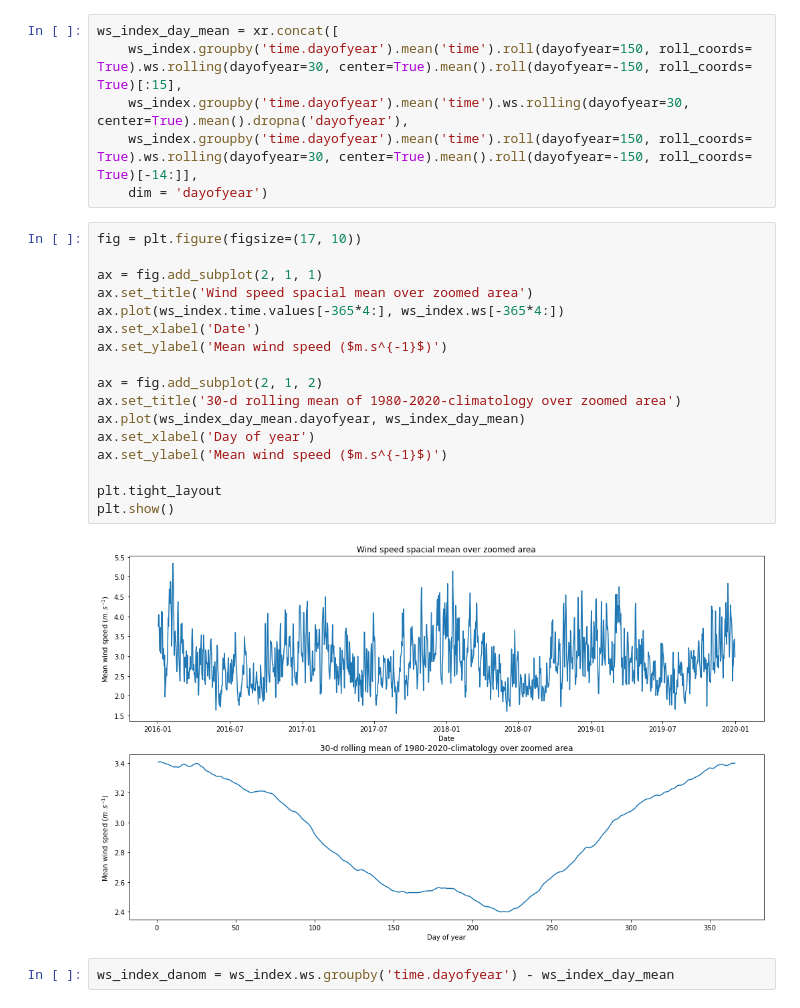
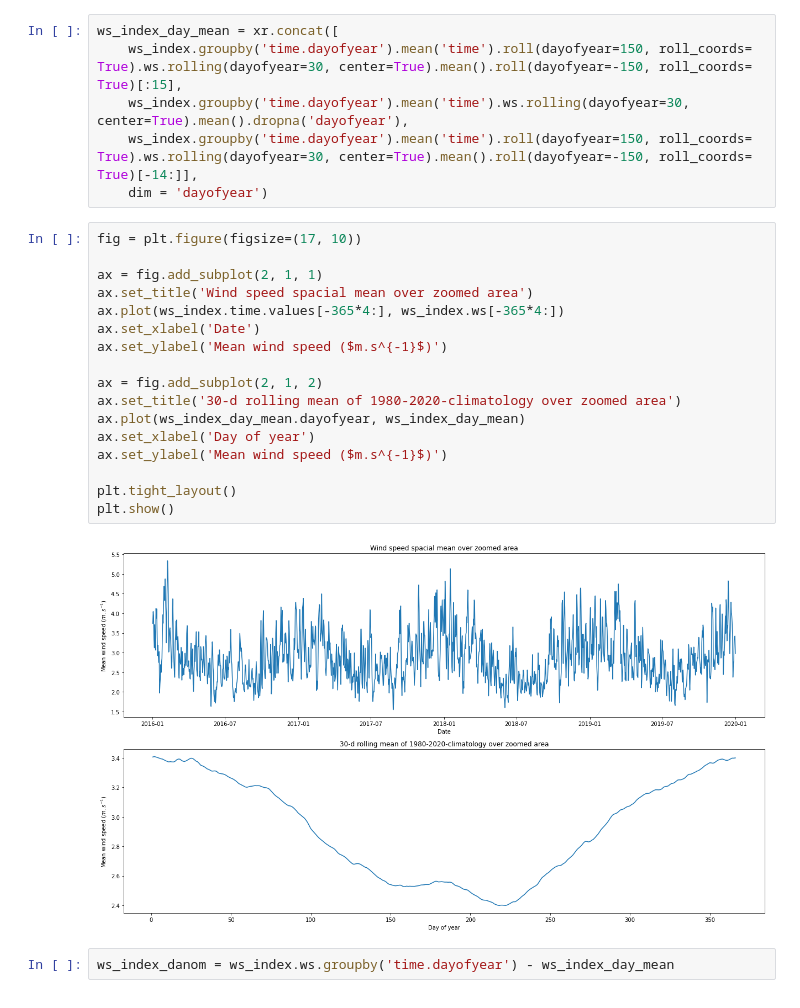
Before and after one commit to bchatelon/year_weather_regime, a Jupyter notebook: wind_outage.ipynb, the cells around one changed output. Drawn from its saved outputs; the diff is of its cells as text.

```diff
--- a/wind_outage.ipynb
+++ b/wind_outage.ipynb
@@ -145,22 +145,22 @@ ws_index_day_mean = xr.concat([
 # %%
 fig = plt.figure(figsize=(17, 10))
 
 ax = fig.add_subplot(2, 1, 1)
 ax.set_title('Wind speed spacial mean over zoomed area')
 ax.plot(ws_index.time.values[-365*4:], ws_index.ws[-365*4:])
 ax.set_xlabel('Date')
 ax.set_ylabel('Mean wind speed ($m.s^{-1}$)')
 
 ax = fig.add_subplot(2, 1, 2)
 ax.set_title('30-d rolling mean of 1980-2020-climatology over zoomed area')
 ax.plot(ws_index_day_mean.dayofyear, ws_index_day_mean)
 ax.set_xlabel('Day of year')
 ax.set_ylabel('Mean wind speed ($m.s^{-1}$)')
 
-plt.tight_layout
+plt.tight_layout()
 plt.show()
 # %% [output]
-[figure, old version]
+[figure, new version]
 # %%
 ws_index_danom = ws_index.ws.groupby('time.dayofyear') - ws_index_day_mean
 # %%
```
Also changed, not shown: parts of 10 cells of this notebook.
